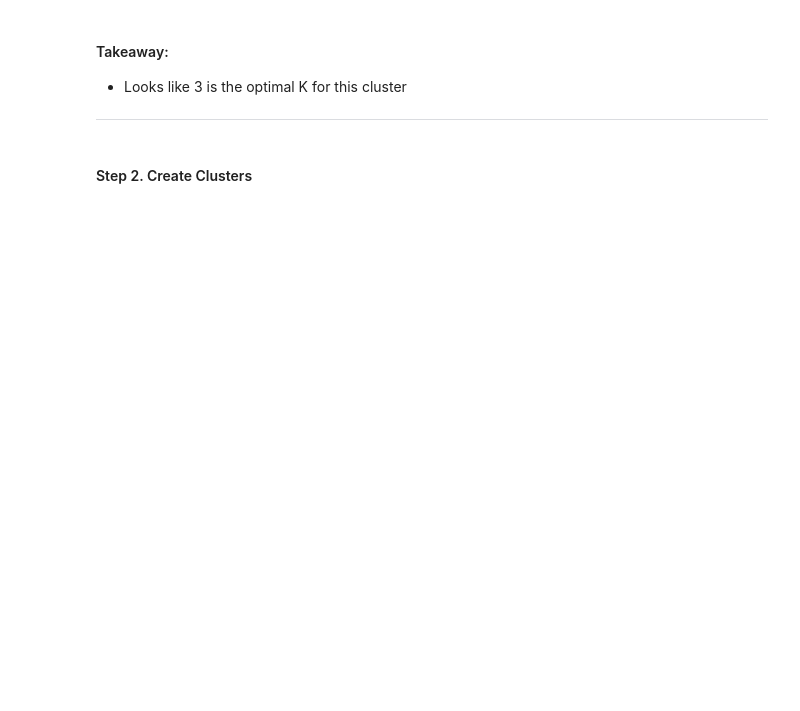
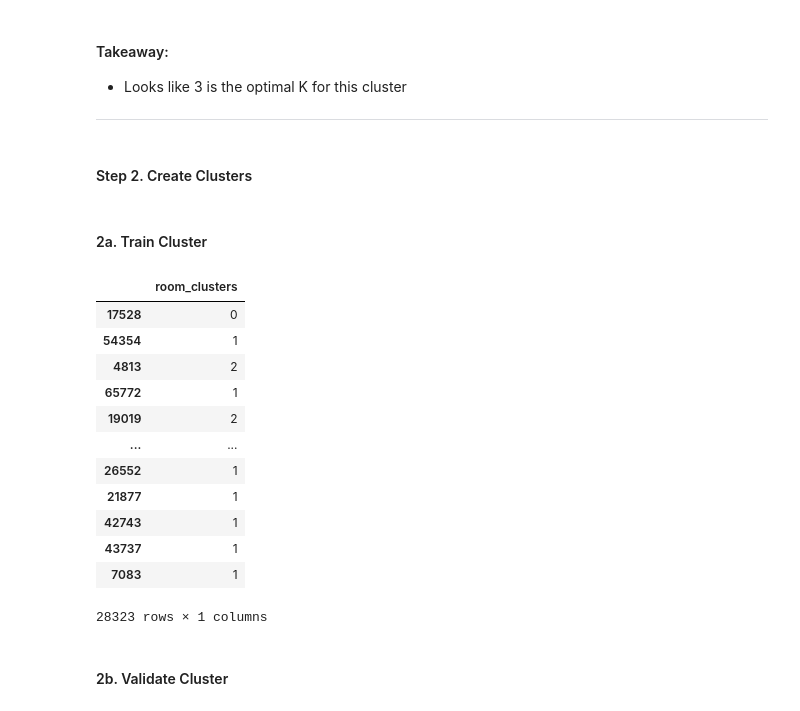
Before and after one commit to CSolitaire/zillow_cluster_project, a Jupyter notebook: mvp.ipynb, the cells around one changed output. Saved outputs shown, nothing was run; the diff lists cells and outputs as text; code cells hidden in the pictures; blank space fills up the shorter version.

Commit message:
First Cluster and dataframes complete

```diff
--- a/mvp.ipynb
+++ b/mvp.ipynb
@@ -88,0 +71,12 @@ X_train_scaled_O.shape
+# %%
+# LA County (Train)
+X_train_LA = X_train[X_train.LA==1]
+X_train_scaled_LA = X_train_scaled[X_train_scaled.LA==1]
+#################################################################
+X_validate_LA = X_validate[X_validate.LA==1]
+X_validate_scaled_LA = X_validate_scaled[X_validate_scaled.LA==1]
+#################################################################
+X_test_LA = X_test[X_test.LA==1]
+X_test_scaled_LA = X_test_scaled[X_test_scaled.LA==1]
+#################################################################
+X_train_LA.shape, X_validate_LA.shape, X_test_LA.shape
@@ -132,3 +156,5 @@ explore.elbow_plot(X_train_scaled_LA, cluster_vars)
 ***
 # %% [markdown]
 #### Step 2. Create Clusters
+# %% [markdown]
+#### 2a. Train Cluster
@@ -135,7 +173,20 @@ explore.elbow_plot(X_train_scaled_LA, cluster_vars)
 # %%
-train_clusters, kmeans = run_kmeans(X_train_scaled_LA,
-                                    k=3,
-                                    cluster_vars = ['bathroomcnt',
-                                                    'bed_bath_ratio',
-                                                    'calculatedfinishedsquarefeet'],
-                                    cluster_col_name = 'area_cluster')
+LA_train_clusters, kmeans = explore.run_kmeans(X_train_LA, X_train_scaled_LA, k=3, cluster_vars=cluster_vars, cluster_col_name = 'room_clusters')
+# %%
+ LA_train_clusters
+# %% [output]
+|  | room_clusters |
+| 17528 | 0 |
+| 54354 | 1 |
+| 4813 | 2 |
+| 65772 | 1 |
+| 19019 | 2 |
+| ... | ... |
+| 26552 | 1 |
+| 21877 | 1 |
+| 42743 | 1 |
+| 43737 | 1 |
+| 7083 | 1 |
+28323 rows × 1 columns
+# %% [markdown]
+#### 2b. Validate Cluster
```
Also changed, not shown: parts of 13 cells of this notebook, 1 other file.
